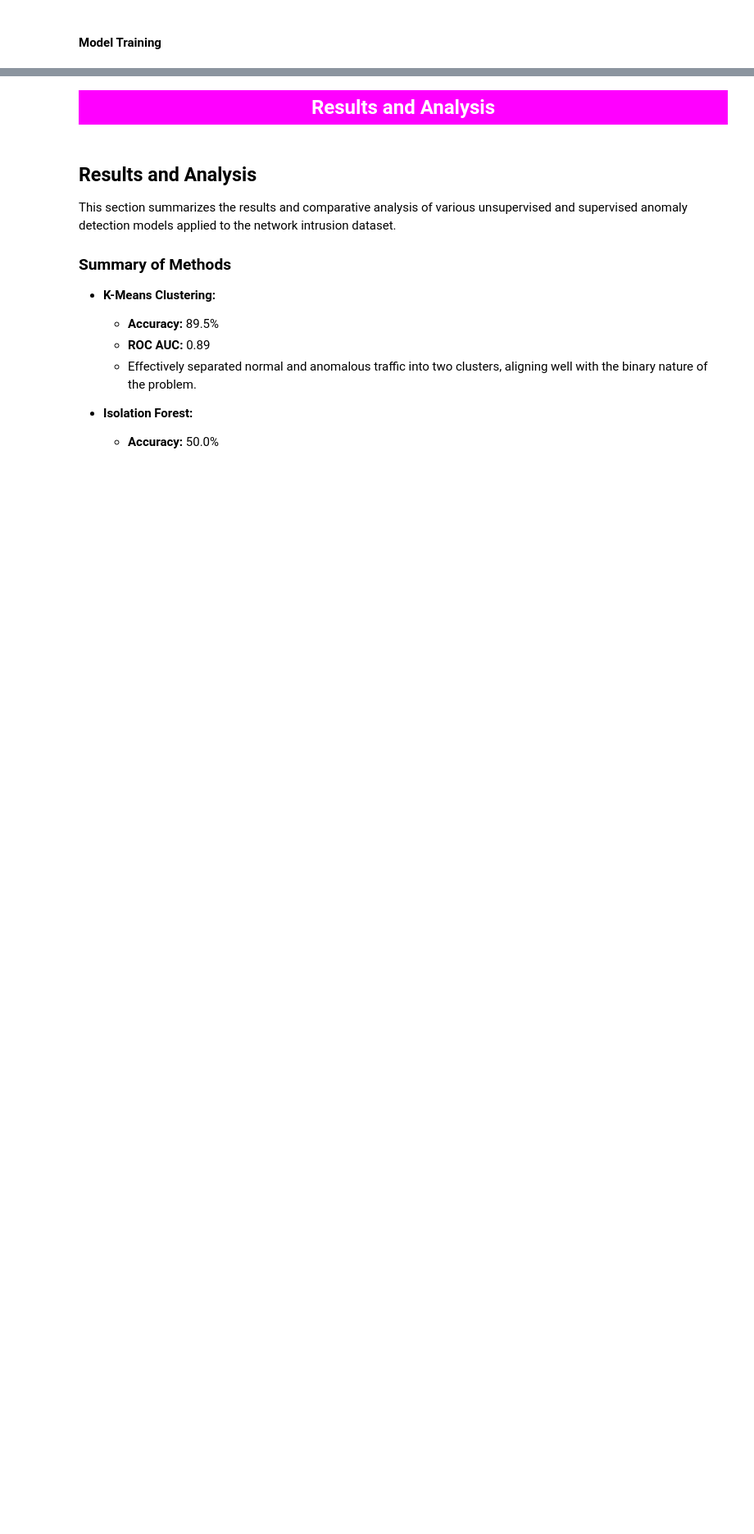
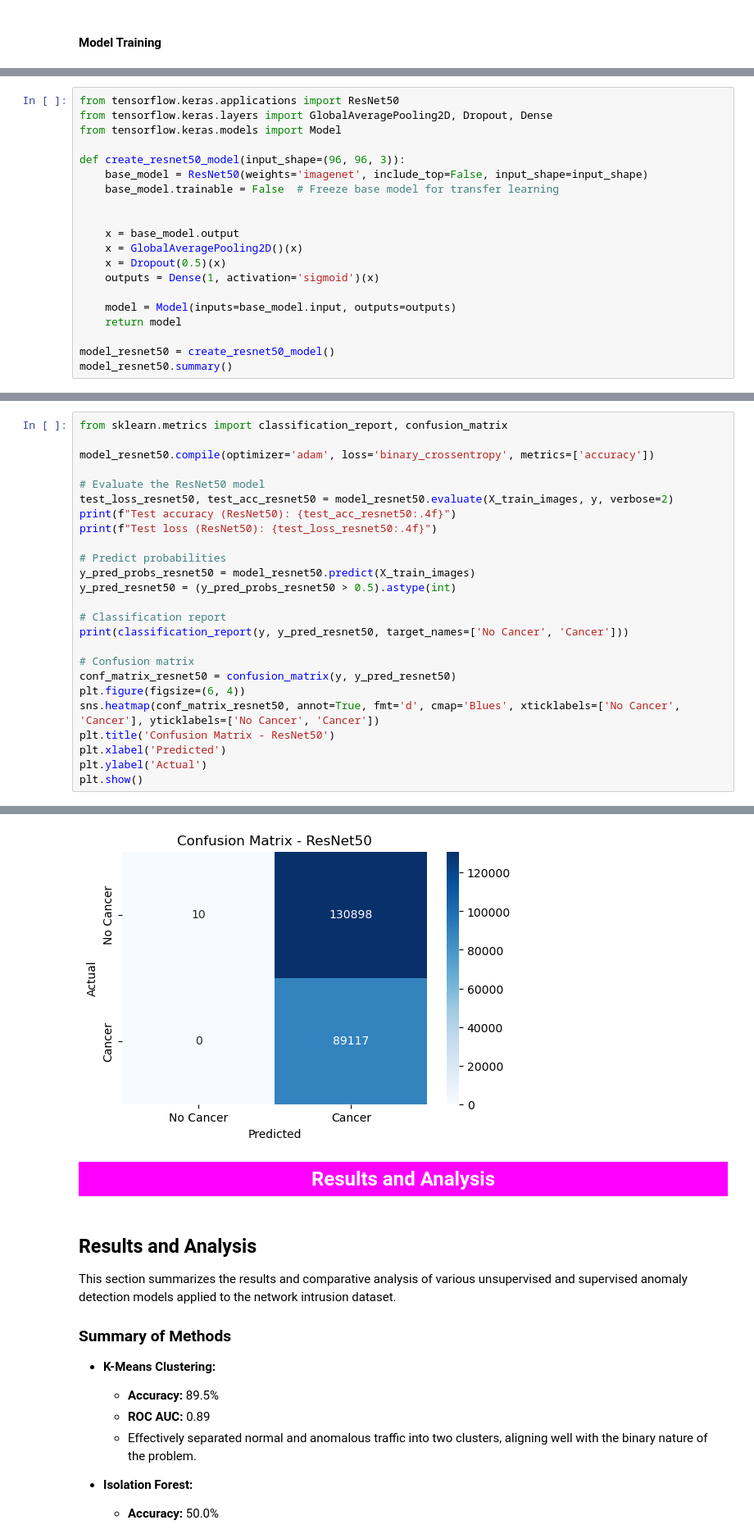
Before and after one commit to mafiat/Histopathologic-Cancer-Detection, a Jupyter notebook: Histopathologic-Cancer-Detection.ipynb, the cells around one changed output, grey strips where cells are left out. Shown at 82% size. Cells and saved outputs as stored; diff of their text form; blank space fills up the shorter version.

```diff
--- a/Histopathologic-Cancer-Detection.ipynb
+++ b/Histopathologic-Cancer-Detection.ipynb
@@ -1692,0 +1001,20 @@ ROC AUC Score (SVC): 0.9927
+# %%
+from tensorflow.keras.applications import ResNet50
+from tensorflow.keras.layers import GlobalAveragePooling2D, Dropout, Dense
+from tensorflow.keras.models import Model
+
+def create_resnet50_model(input_shape=(96, 96, 3)):
+    base_model = ResNet50(weights='imagenet', include_top=False, input_shape=input_shape)
+    base_model.trainable = False  # Freeze base model for transfer learning
+
+
+    x = base_model.output
+    x = GlobalAveragePooling2D()(x)
+    x = Dropout(0.5)(x)
+    outputs = Dense(1, activation='sigmoid')(x)
+
+    model = Model(inputs=base_model.input, outputs=outputs)
+    return model
+
+model_resnet50 = create_resnet50_model()
+model_resnet50.summary()
@@ -1692,0 +1045,26 @@ ROC AUC Score (SVC): 0.9927
+# %%
+from sklearn.metrics import classification_report, confusion_matrix
+
+model_resnet50.compile(optimizer='adam', loss='binary_crossentropy', metrics=['accuracy'])
+
+# Evaluate the ResNet50 model
+test_loss_resnet50, test_acc_resnet50 = model_resnet50.evaluate(X_train_images, y, verbose=2)
+print(f"Test accuracy (ResNet50): {test_acc_resnet50:.4f}")
+print(f"Test loss (ResNet50): {test_loss_resnet50:.4f}")
+
+# Predict probabilities
+y_pred_probs_resnet50 = model_resnet50.predict(X_train_images)
+y_pred_resnet50 = (y_pred_probs_resnet50 > 0.5).astype(int)
+
+# Classification report
+print(classification_report(y, y_pred_resnet50, target_names=['No Cancer', 'Cancer']))
+
+# Confusion matrix
+conf_matrix_resnet50 = confusion_matrix(y, y_pred_resnet50)
+plt.figure(figsize=(6, 4))
+sns.heatmap(conf_matrix_resnet50, annot=True, fmt='d', cmap='Blues', xticklabels=['No Cancer', 'Cancer'], yticklabels=['No Cancer', 'Cancer'])
+plt.title('Confusion Matrix - ResNet50')
+plt.xlabel('Predicted')
+plt.ylabel('Actual')
+plt.show()
+# %% [output]
@@ -1693,3 +1083,4 @@ ROC AUC Score (SVC): 0.9927
+[figure, added]
 # %% [markdown]
 <div style="background-color: magenta; color: white; padding: 10px; border-square: 10px; text-align: center; font-size: 24px; font-weight: bold; max-width: 90%; margin: auto;">
     Results and Analysis
```
Also changed, not shown: parts of 112 cells of this notebook.
